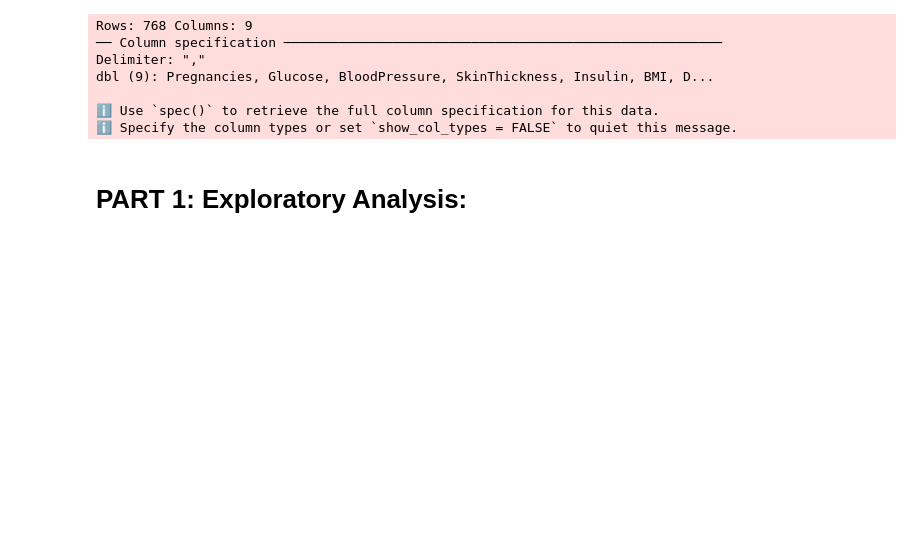
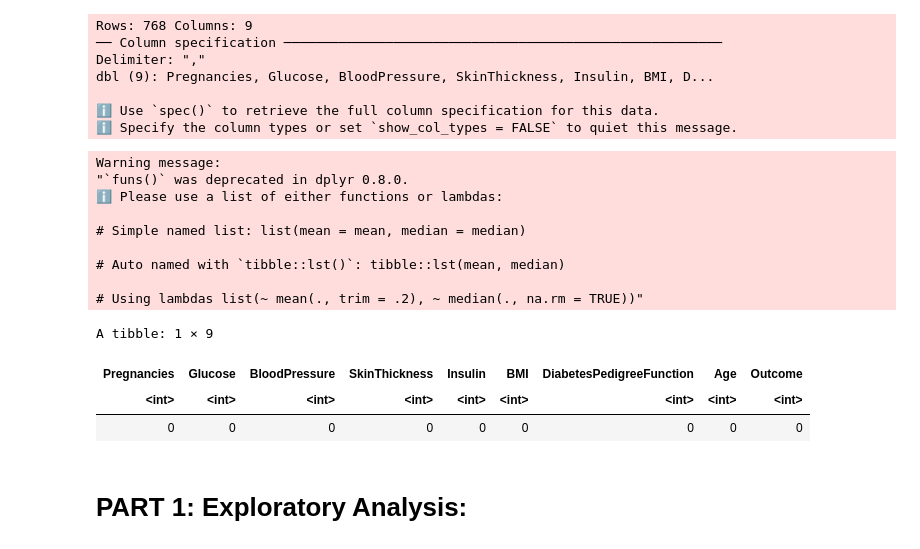
Before and after one commit to aadhamashraf/Analyzing-Diabetes-Dataset, a Jupyter notebook: DSAI-307-Final-Project.ipynb, the cells around one changed output. Cells and saved outputs as stored; diff of their text form; code cells hidden in the pictures; blank space fills up the shorter version.

```diff
--- a/DSAI-307-Final-Project.ipynb
+++ b/DSAI-307-Final-Project.ipynb
@@ -34,6 +70,24 @@ dbl (9): Pregnancies, Glucose, BloodPressure, SkinThickness, Insulin, BMI, D...
 
 ℹ Use `spec()` to retrieve the full column specification for this data.
 ℹ Specify the column types or set `show_col_types = FALSE` to quiet this message.
+# %%
+# checking nulls
+diabetes_data %>%
+  summarise_all(funs(sum(is.na(.))))
+# %% [output]
+Warning message:
+"`funs()` was deprecated in dplyr 0.8.0.
+ℹ Please use a list of either functions or lambdas:
+
+# Simple named list: list(mean = mean, median = median)
+
+# Auto named with `tibble::lst()`: tibble::lst(mean, median)
+
+# Using lambdas list(~ mean(., trim = .2), ~ median(., na.rm = TRUE))"
+A tibble: 1 × 9
+| Pregnancies | Glucose | BloodPressure | SkinThickness | Insulin | BMI | DiabetesPedigreeFunction | Age | Outcome |
+| <int> | <int> | <int> | <int> | <int> | <int> | <int> | <int> | <int> |
+| 0 | 0 | 0 | 0 | 0 | 0 | 0 | 0 | 0 |
 # %% [markdown]
 # **PART 1: Exploratory Analysis:**
 # %% [markdown]
```
Also changed, not shown: parts of 21 cells of this notebook, 1 other file.
